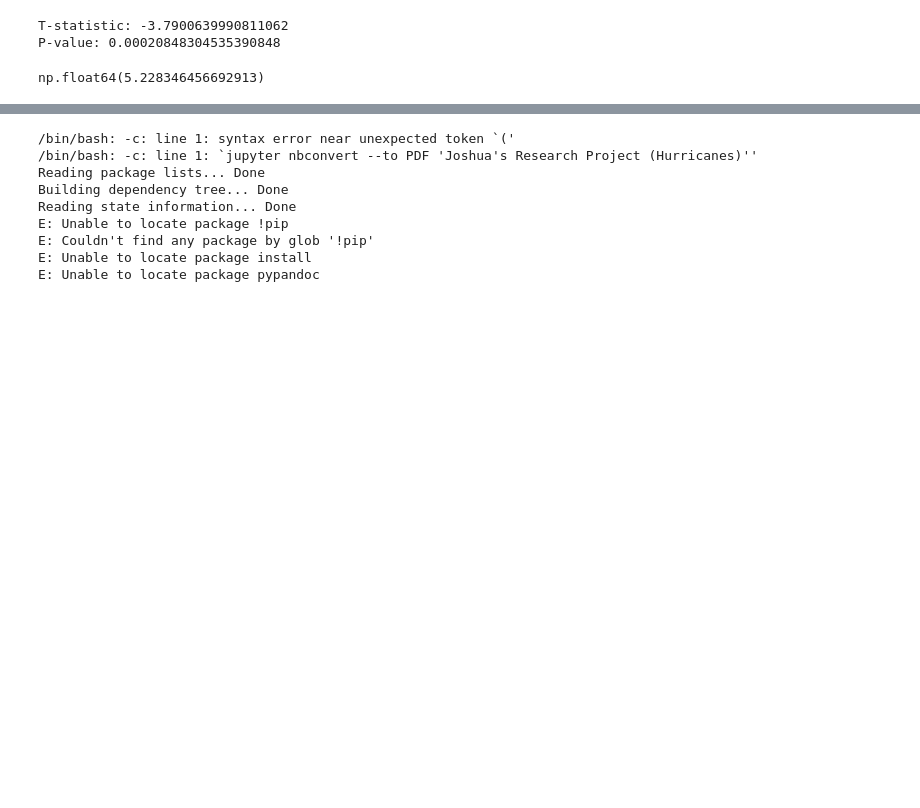
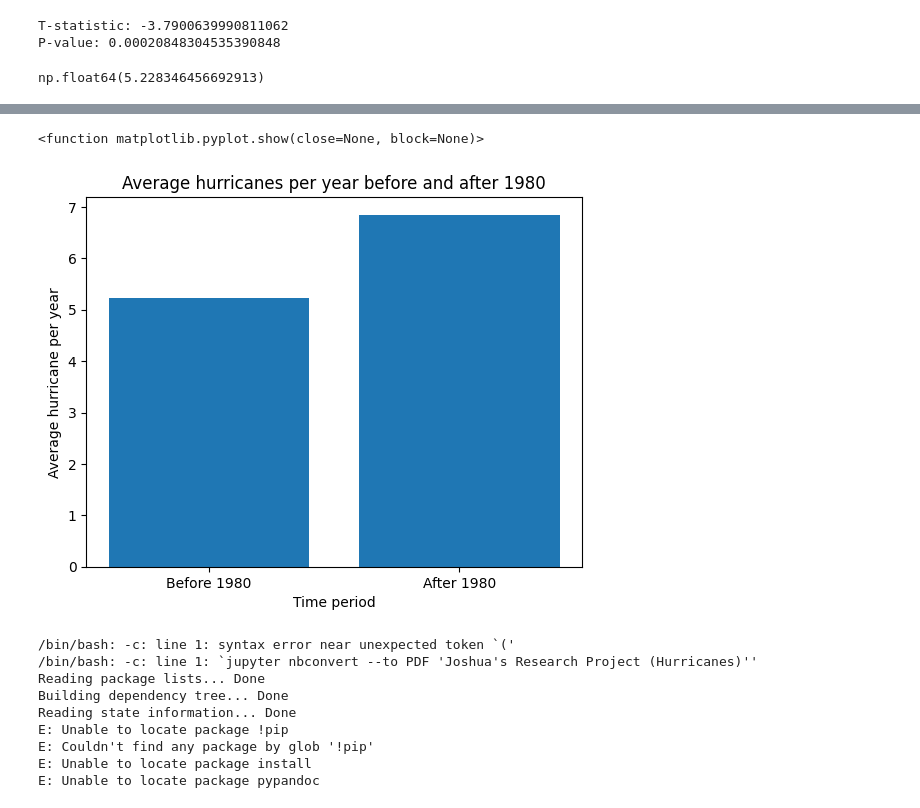
Before and after one commit to jxcact-sketch/Joshua-s-Research-Project, a Jupyter notebook: Joshua's Research Project.ipynb, the cells around one changed output, grey strips where cells are left out. Drawn from its saved outputs; the diff is of its cells as text; code cells hidden in the pictures; blank space fills up the shorter version.

```diff
--- a/Joshua's Research Project.ipynb
+++ b/Joshua's Research Project.ipynb
@@ -246,3 +250,28 @@ before_1980.mean()
 T-statistic: -3.7900639990811062
 P-value: 0.00020848304535390848
 np.float64(5.228346456692913)
+# %%
+!pip install matplotlib
+import matplotlib.pyplot as plt
+
+hurricanes = df[df['status'] == 'HU']
+
+hurricanes = hurricanes[['year', 'storm_id']].drop_duplicates()
+
+hurricanes_per_year = hurricanes.groupby('year')['storm_id'].count()
+
+before_1980 = hurricanes_per_year.loc[hurricanes_per_year.index < 1980]
+
+after_1980 = hurricanes_per_year.loc[hurricanes_per_year.index >= 1980]
+
+x = ['Before 1980', 'After 1980']
+y = [before_1980.mean(), after_1980.mean()]
+
+plt.bar(x,y)
+
+plt.title('Average hurricanes per year before and after 1980')
+plt.xlabel('Time period')
+plt.ylabel('Average hurricane per year')
+
+plt.show
+# %% [output]
@@ -249,3 +289,5 @@ np.float64(5.228346456692913)
+<function matplotlib.pyplot.show(close=None, block=None)>
+[figure, added]
 # %%
 !jupyter nbconvert --to PDF 'Joshua's Research Project (Hurricanes)'
 !apt-get install texlive texlive-xetex texlive-latex-extra pandoc !pip install pypandoc
```
Also changed, not shown: parts of 2 cells of this notebook.
